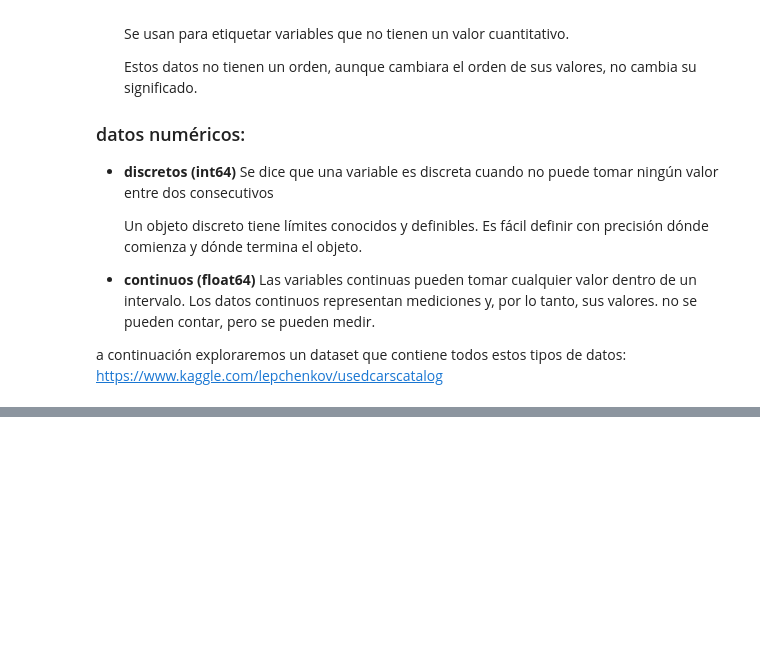
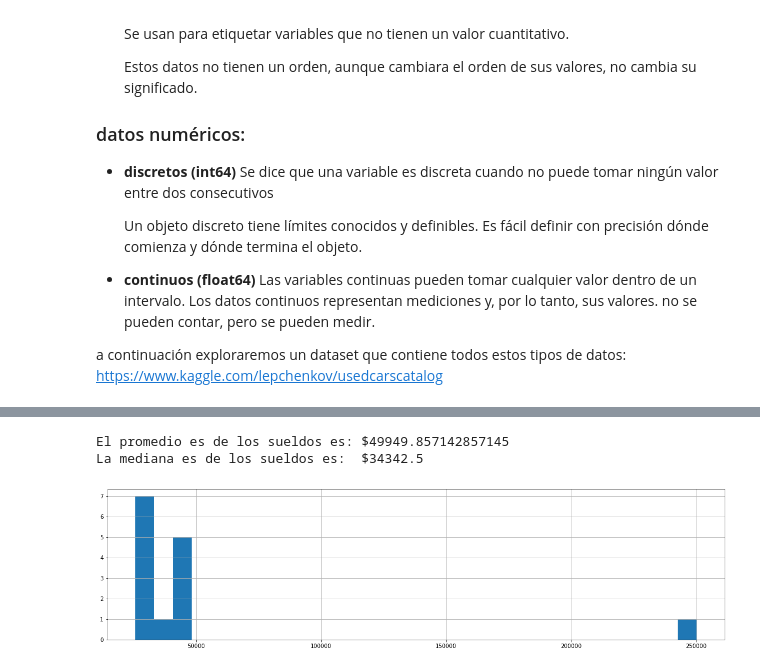
Before and after one commit to ronaldespinozaa/estadistica-descriptiva, a Jupyter notebook: estadistica-descriptiva.ipynb, the cells around one changed output, grey strips where cells are left out. Saved outputs shown, nothing was run; the diff lists cells and outputs as text; code cells hidden in the pictures; blank space fills up the shorter version.

```diff
--- a/estadistica-descriptiva.ipynb
+++ b/estadistica-descriptiva.ipynb
@@ -119,0 +369,24 @@ df.head(2)
+# %%
+salarios = np.random.randint(25000,45000, 13)
+bill_gates = np.array(250000)
+salarios_y_bill_gates = np.union1d(salarios,bill_gates)
+
+numeros_de_datos = len(salarios_y_bill_gates)
+
+media_arimetica = np.mean(salarios_y_bill_gates)
+mediana = np.median(salarios_y_bill_gates)
+
+
+print(f"""
+El promedio es de los sueldos es: ${media_arimetica}
+La mediana es de los sueldos es:  ${mediana}
+""")
+
+plt.figure(figsize=(20,5))
+plt.hist(salarios_y_bill_gates, bins=30)
+plt.grid()
+plt.show()
+# %% [output]
+El promedio es de los sueldos es: $49949.857142857145
+La mediana es de los sueldos es:  $34342.5
+[figure, added]
```
Also changed, not shown: parts of 41 cells of this notebook, 2 other files.
